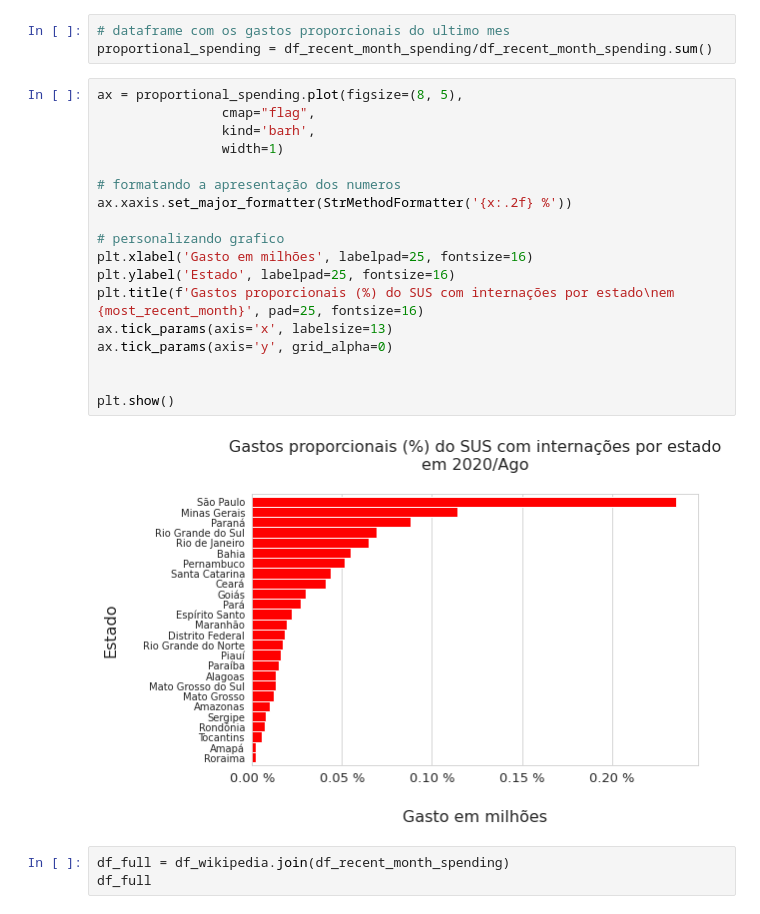
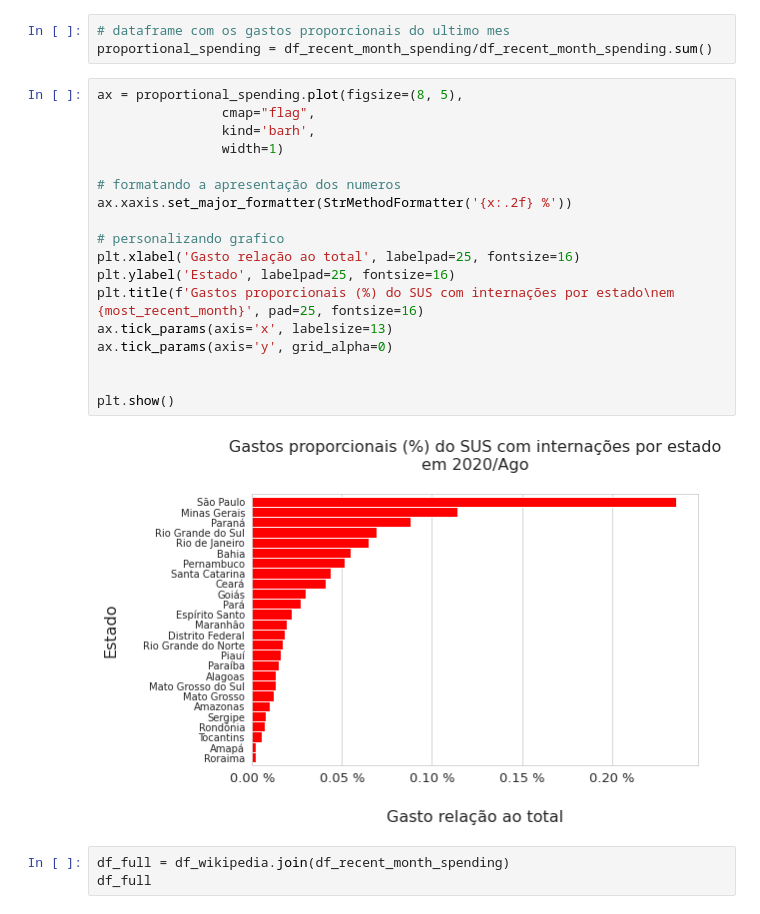
Before and after one commit to LucasGabrielB/Alura-Bootcamp-Data-Science-Aplicada, a Jupyter notebook: Modulo-02/Modulo-02_Aula-01.ipynb.ipynb, the cells around one changed output. Cells and saved outputs as stored; diff of their text form.

```diff
--- a/Modulo-02/Modulo-02_Aula-01.ipynb.ipynb
+++ b/Modulo-02/Modulo-02_Aula-01.ipynb.ipynb
@@ -115,23 +115,23 @@ proportional_spending = df_recent_month_spending/df_recent_month_spending.sum()
 # %%
 ax = proportional_spending.plot(figsize=(8, 5),
                 cmap="flag",
                 kind='barh',
                 width=1)
 
 # formatando a apresentação dos numeros
 ax.xaxis.set_major_formatter(StrMethodFormatter('{x:.2f} %'))
 
 # personalizando grafico
-plt.xlabel('Gasto em milhões', labelpad=25, fontsize=16)
+plt.xlabel('Gasto relação ao total', labelpad=25, fontsize=16)
 plt.ylabel('Estado', labelpad=25, fontsize=16)
 plt.title(f'Gastos proporcionais (%) do SUS com internações por estado\nem {most_recent_month}', pad=25, fontsize=16)
 ax.tick_params(axis='x', labelsize=13)
 ax.tick_params(axis='y', grid_alpha=0)
 
 
 plt.show()
 # %% [output]
-[figure, old version]
+[figure, new version]
 # %%
 df_full = df_wikipedia.join(df_recent_month_spending)
 df_full
```
Also changed, not shown: 1 other file.
